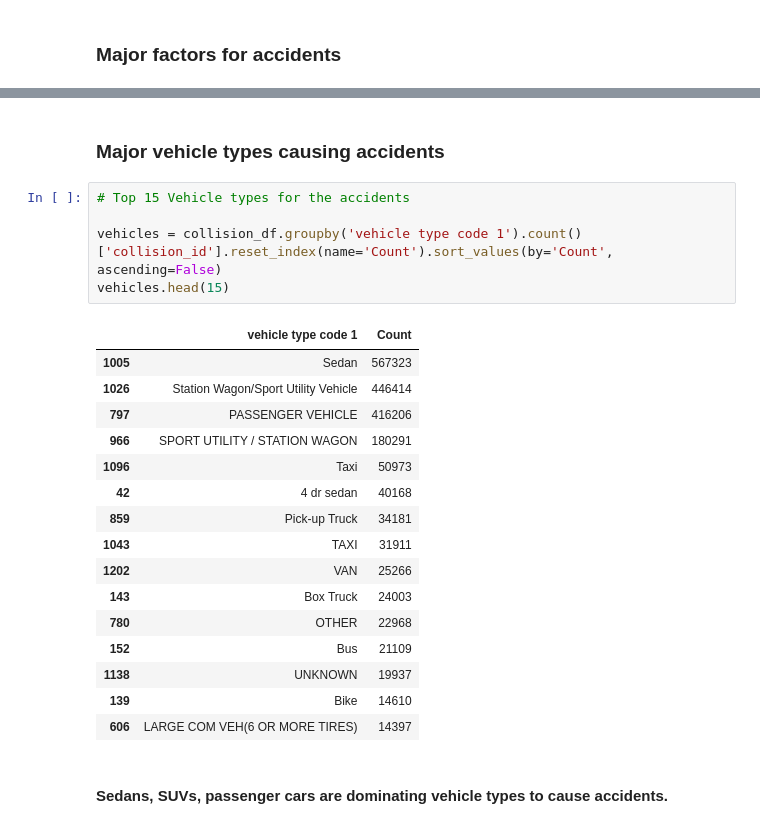
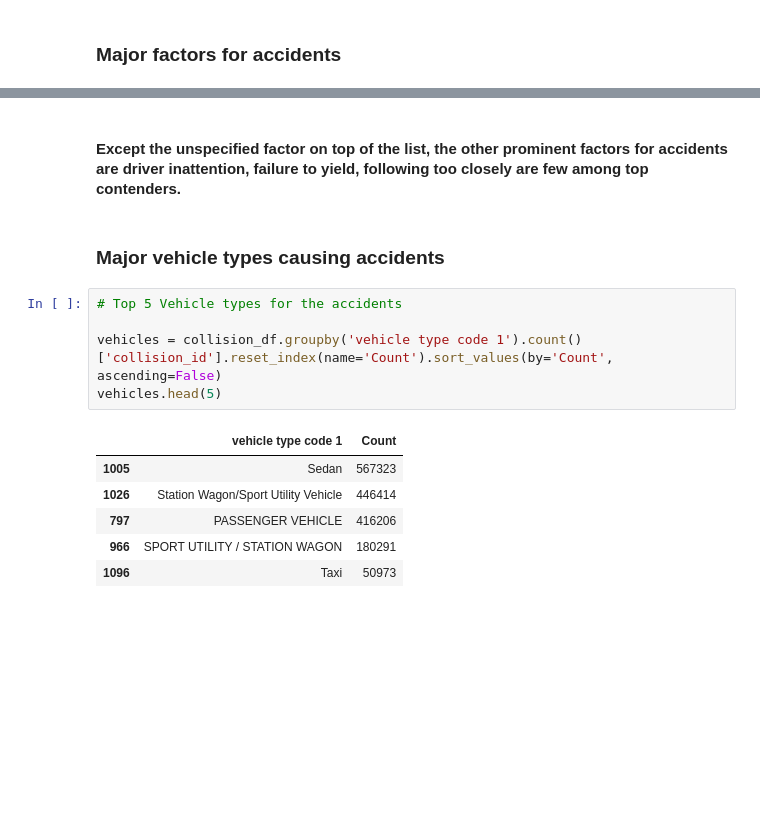
Before and after one commit to Pythorium-Quartet/Motor-Vehicle-Collison-Analysis, a Jupyter notebook: MotorVechicleCollisions_NYC.ipynb, the cells around one changed output, grey strips where cells are left out. Cells and saved outputs as stored; diff of their text form; blank space fills up the shorter version.

```diff
--- a/MotorVechicleCollisions_NYC.ipynb
+++ b/MotorVechicleCollisions_NYC.ipynb
@@ -300,26 +440,16 @@ factors.head(15)
+# %% [markdown]
+#### Except the unspecified factor on top of the list, the other prominent factors for accidents are driver inattention, failure to yield, following too closely are few among top contenders.
 # %% [markdown]
 ### Major vehicle types causing accidents
 # %%
-# Top 15 Vehicle types for the accidents
+# Top 5 Vehicle types for the accidents
 
 vehicles = collision_df.groupby('vehicle type code 1').count()['collision_id'].reset_index(name='Count').sort_values(by='Count', ascending=False)
-vehicles.head(15)
+vehicles.head(5)
 # %% [output]
 |  | vehicle type code 1 | Count |
 | 1005 | Sedan | 567323 |
 | 1026 | Station Wagon/Sport Utility Vehicle | 446414 |
 | 797 | PASSENGER VEHICLE | 416206 |
 | 966 | SPORT UTILITY / STATION WAGON | 180291 |
 | 1096 | Taxi | 50973 |
-| 42 | 4 dr sedan | 40168 |
-| 859 | Pick-up Truck | 34181 |
-| 1043 | TAXI | 31911 |
-| 1202 | VAN | 25266 |
-| 143 | Box Truck | 24003 |
-| 780 | OTHER | 22968 |
-| 152 | Bus | 21109 |
-| 1138 | UNKNOWN | 19937 |
-| 139 | Bike | 14610 |
-| 606 | LARGE COM VEH(6 OR MORE TIRES) | 14397 |
-# %% [markdown]
-#### Sedans, SUVs, passenger cars are dominating vehicle types to cause accidents.
```
Also changed, not shown: parts of 21 cells of this notebook.
